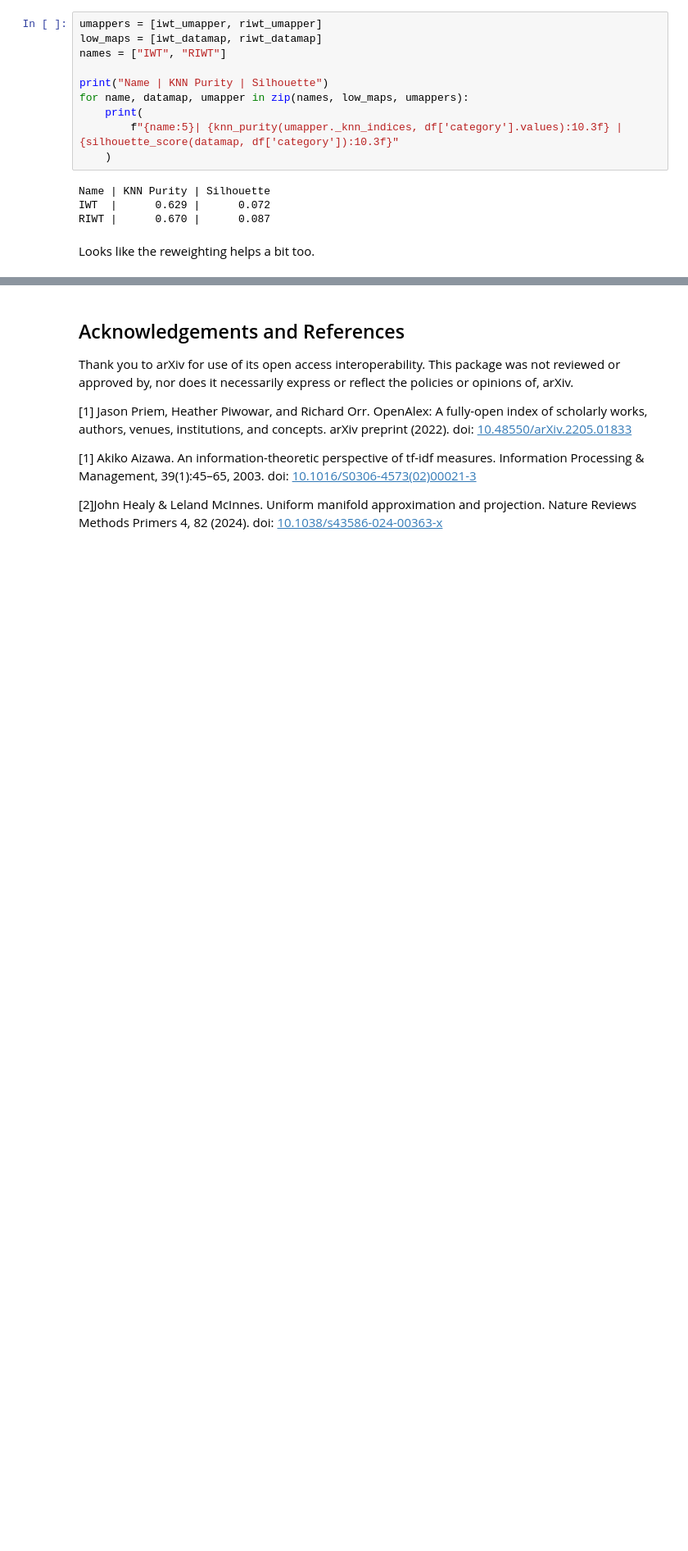
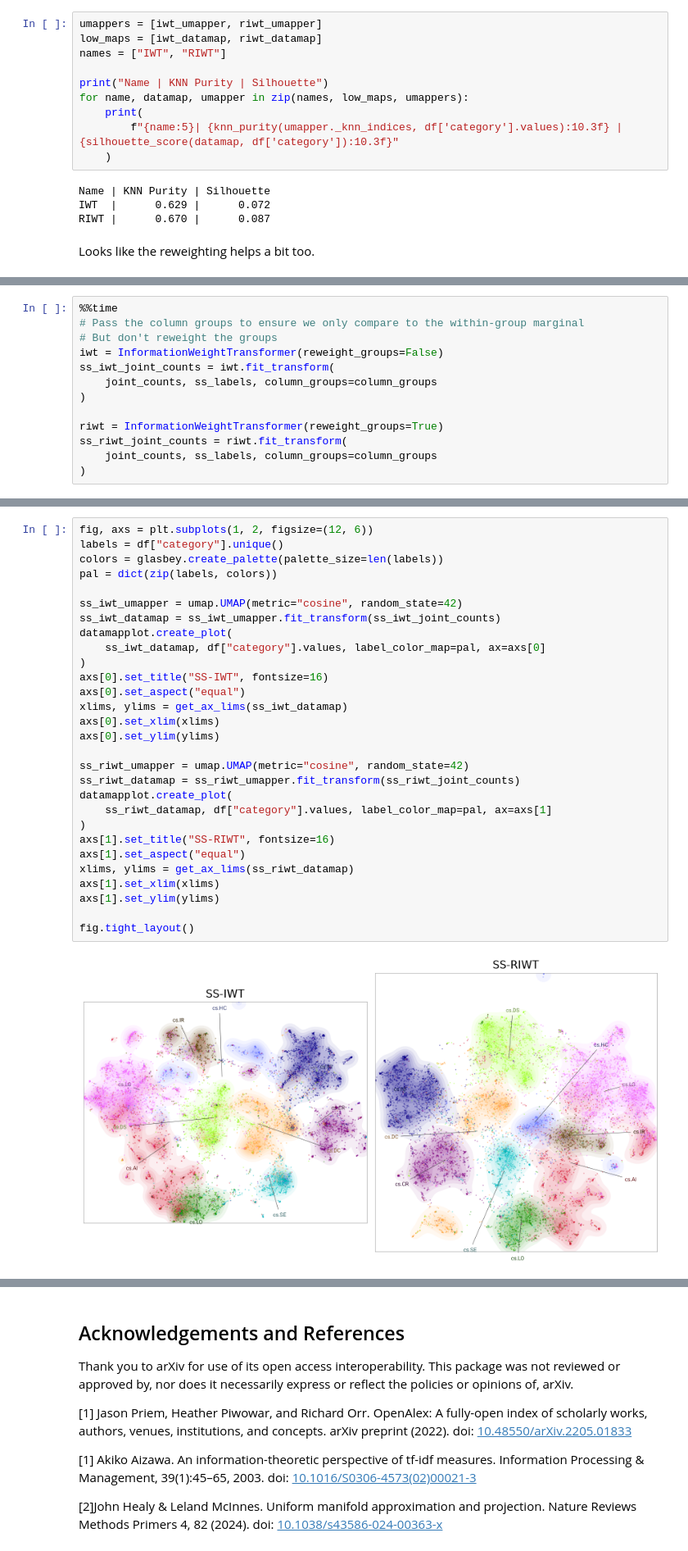
Before and after one commit to ryandewolfe33/infoweight, a Jupyter notebook: docs/papers.ipynb, the cells around one changed output, grey strips where cells are left out. Shown at 82% size. Cells and saved outputs as stored; diff of their text form; blank space fills up the shorter version.

```diff
--- a/docs/papers.ipynb
+++ b/docs/papers.ipynb
@@ -352,0 +375,13 @@ Looks like the reweighting helps a bit too.
+# %%
+%%time
+# Pass the column groups to ensure we only compare to the within-group marginal
+# But don't reweight the groups
+iwt = InformationWeightTransformer(reweight_groups=False)
+ss_iwt_joint_counts = iwt.fit_transform(
+    joint_counts, ss_labels, column_groups=column_groups
+)
+
+riwt = InformationWeightTransformer(reweight_groups=True)
+ss_riwt_joint_counts = riwt.fit_transform(
+    joint_counts, ss_labels, column_groups=column_groups
+)
@@ -352,0 +391,31 @@ Looks like the reweighting helps a bit too.
+# %%
+fig, axs = plt.subplots(1, 2, figsize=(12, 6))
+labels = df["category"].unique()
+colors = glasbey.create_palette(palette_size=len(labels))
+pal = dict(zip(labels, colors))
+
+ss_iwt_umapper = umap.UMAP(metric="cosine", random_state=42)
+ss_iwt_datamap = ss_iwt_umapper.fit_transform(ss_iwt_joint_counts)
+datamapplot.create_plot(
+    ss_iwt_datamap, df["category"].values, label_color_map=pal, ax=axs[0]
+)
+axs[0].set_title("SS-IWT", fontsize=16)
+axs[0].set_aspect("equal")
+xlims, ylims = get_ax_lims(ss_iwt_datamap)
+axs[0].set_xlim(xlims)
+axs[0].set_ylim(ylims)
+
+ss_riwt_umapper = umap.UMAP(metric="cosine", random_state=42)
+ss_riwt_datamap = ss_riwt_umapper.fit_transform(ss_riwt_joint_counts)
+datamapplot.create_plot(
+    ss_riwt_datamap, df["category"].values, label_color_map=pal, ax=axs[1]
+)
+axs[1].set_title("SS-RIWT", fontsize=16)
+axs[1].set_aspect("equal")
+xlims, ylims = get_ax_lims(ss_riwt_datamap)
+axs[1].set_xlim(xlims)
+axs[1].set_ylim(ylims)
+
+fig.tight_layout()
+# %% [output]
+[figure, added]
```
Also changed, not shown: parts of 9 cells of this notebook.
